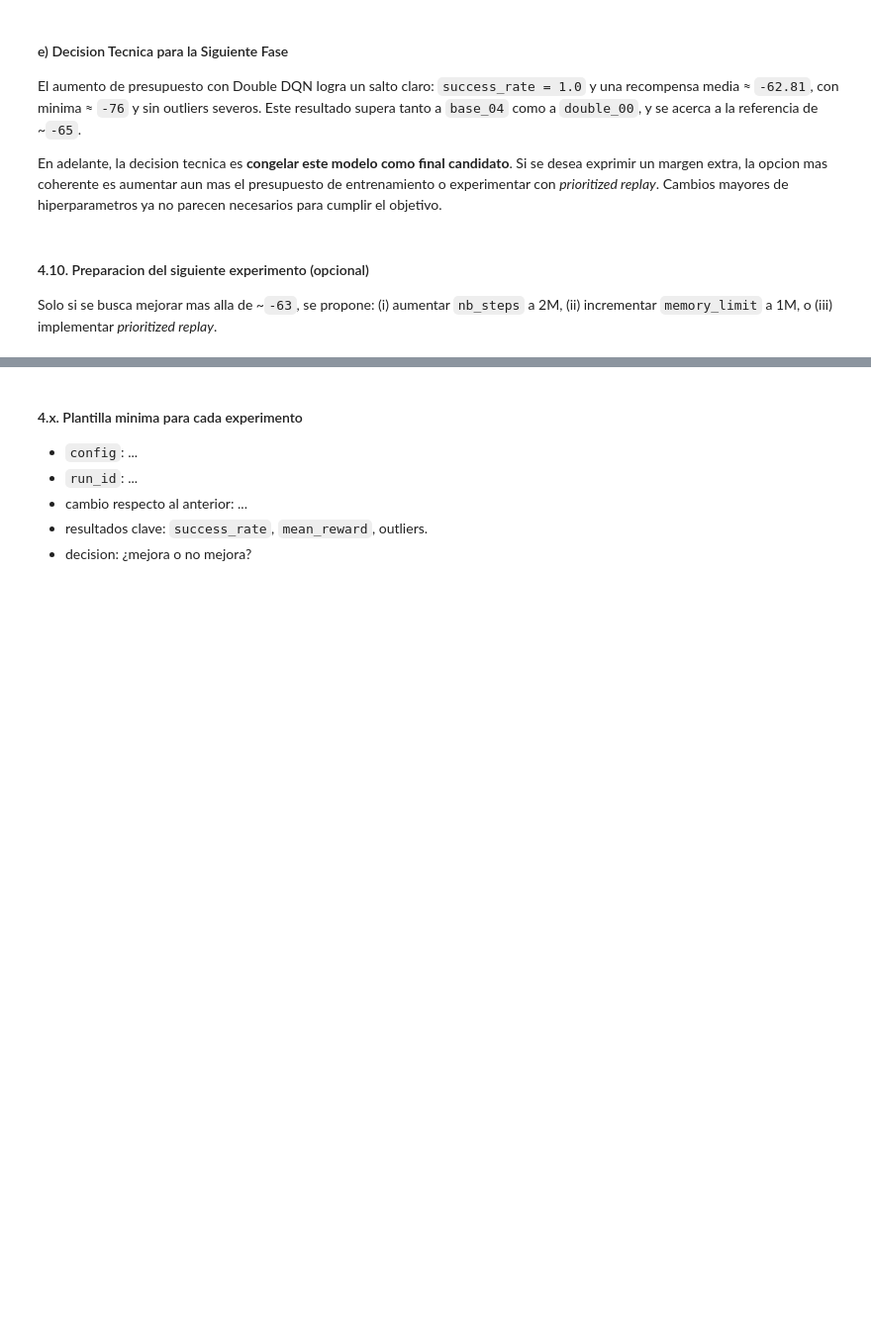
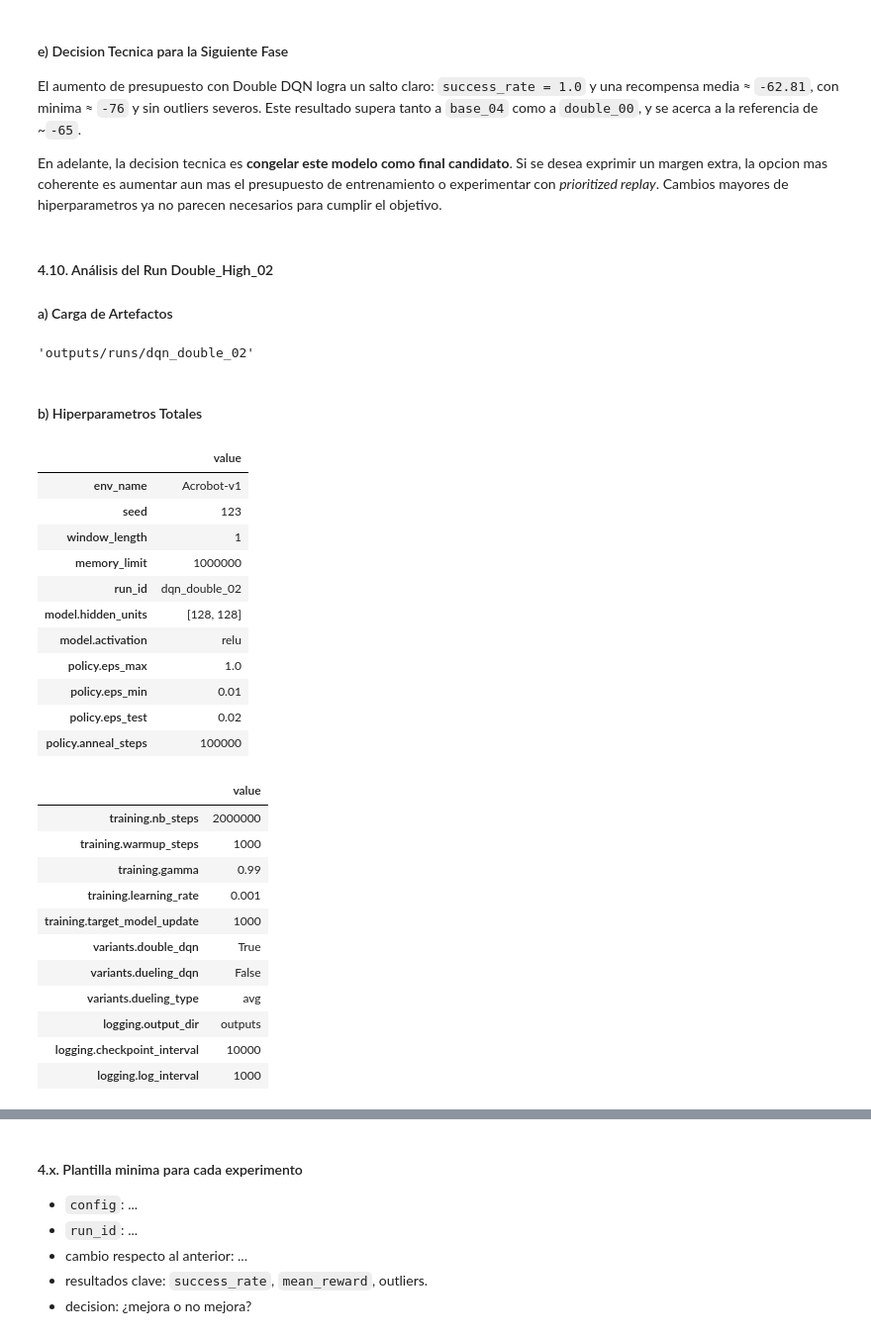
Before and after one commit to fresvel/08MIAR_PROYECTO, a Jupyter notebook: main.ipynb, the cells around one changed output, grey strips where cells are left out. Shown at 99% size. Drawn from its saved outputs; the diff is of its cells as text; code cells hidden in the pictures; blank space fills up the shorter version.

```diff
--- a/main.ipynb
+++ b/main.ipynb
@@ -1477,7 +1477,47 @@ display(HTML(html))
 El aumento de presupuesto con Double DQN logra un salto claro: `success_rate = 1.0` y una recompensa media ≈ `-62.81`, con minima ≈ `-76` y sin outliers severos. Este resultado supera tanto a `base_04` como a `double_00`, y se acerca a la referencia de ~`-65`.
 
 En adelante, la decision tecnica es **congelar este modelo como final candidato**. Si se desea exprimir un margen extra, la opcion mas coherente es aumentar aun mas el presupuesto de entrenamiento o experimentar con *prioritized replay*. Cambios mayores de hiperparametros ya no parecen necesarios para cumplir el objetivo.
-# %% [markdown]
-#### 4.10. Preparacion del siguiente experimento (opcional)
-
-Solo si se busca mejorar mas alla de ~`-63`, se propone: (i) aumentar `nb_steps` a 2M, (ii) incrementar `memory_limit` a 1M, o (iii) implementar *prioritized replay*.
+# %% [markdown]
+#### 4.10. Análisis del Run Double_High_02
+
+#### a) Carga de Artefactos
+# %%
+DOUBLE_HIGH2_RUN_ID = 'dqn_double_02'
+double_high2_art = comparator.load_run(DOUBLE_HIGH2_RUN_ID)
+double_high2_cfg = double_high2_art.cfg
+double_high2_metrics = double_high2_art.metrics
+
+double_high2_art.run_dir.as_posix()
+# %% [output]
+'outputs/runs/dqn_double_02'
+# %% [markdown]
+#### b) Hiperparametros Totales
+# %%
+double_high2_cfg_df = pd.json_normalize(double_high2_cfg, sep='.')
+double_high2_cfg_df = double_high2_cfg_df.T.rename(columns={0: 'value'})
+display_two_columns(double_high2_cfg_df)
+# %% [output]
+|  | value |
+| env_name | Acrobot-v1 |
+| seed | 123 |
+| window_length | 1 |
+| memory_limit | 1000000 |
+| run_id | dqn_double_02 |
+| model.hidden_units | [128, 128] |
+| model.activation | relu |
+| policy.eps_max | 1.0 |
+| policy.eps_min | 0.01 |
+| policy.eps_test | 0.02 |
+| policy.anneal_steps | 100000 |
+|  | value |
+| training.nb_steps | 2000000 |
+| training.warmup_steps | 1000 |
+| training.gamma | 0.99 |
+| training.learning_rate | 0.001 |
+| training.target_model_update | 1000 |
+| variants.double_dqn | True |
+| variants.dueling_dqn | False |
+| variants.dueling_type | avg |
+| logging.output_dir | outputs |
+| logging.checkpoint_interval | 10000 |
+| logging.log_interval | 1000 |
```
Also changed, not shown: parts of 8 cells of this notebook, 15 other files.
